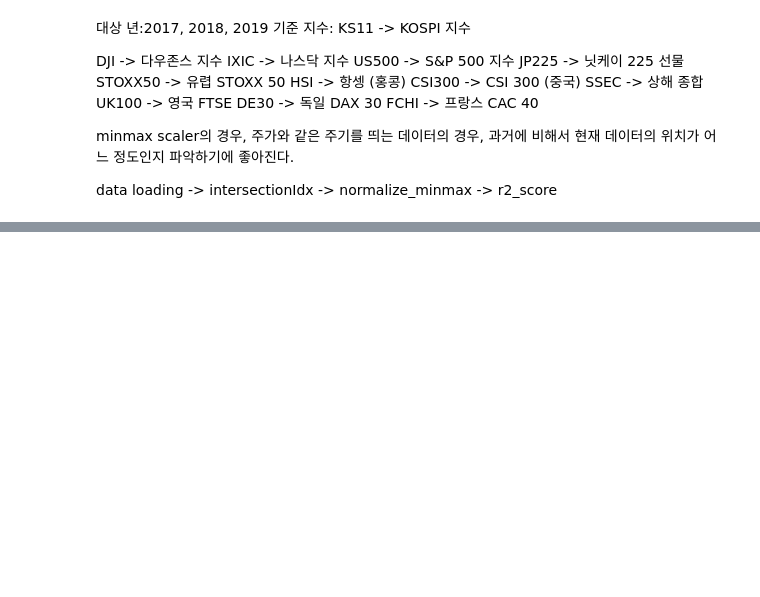
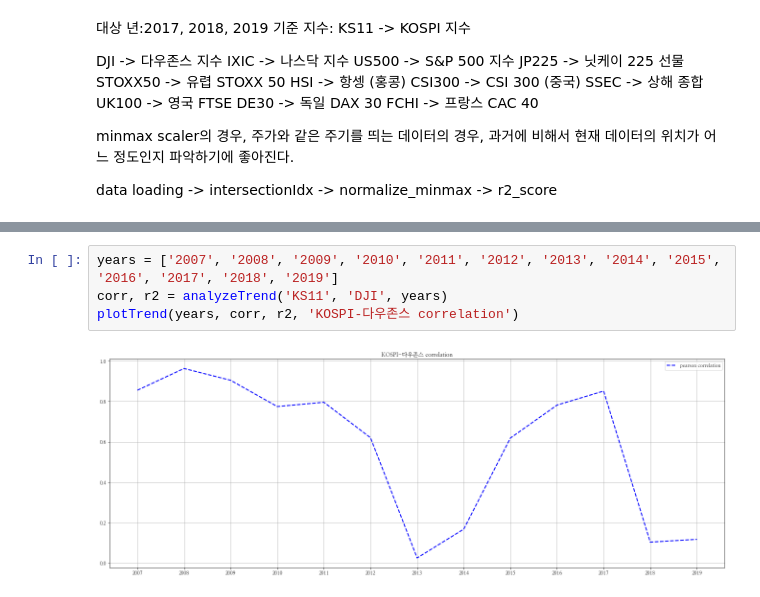
Before and after one commit to chanship72/finance, a Jupyter notebook: coupling_analysis.ipynb, the cells around one changed output, grey strips where cells are left out. Saved outputs shown, nothing was run; the diff lists cells and outputs as text; blank space fills up the shorter version.

```diff
--- a/coupling_analysis.ipynb
+++ b/coupling_analysis.ipynb
@@ -91,0 +41,6 @@ normalized R2: 0.5654592796518645
+# %%
+years = ['2007', '2008', '2009', '2010', '2011', '2012', '2013', '2014', '2015', '2016', '2017', '2018', '2019']
+corr, r2 = analyzeTrend('KS11', 'DJI', years)
+plotTrend(years, corr, r2, 'KOSPI-다우존스 correlation')
+# %% [output]
+[figure, added]
```
Also changed, not shown: parts of 14 cells of this notebook, 1 other file.
